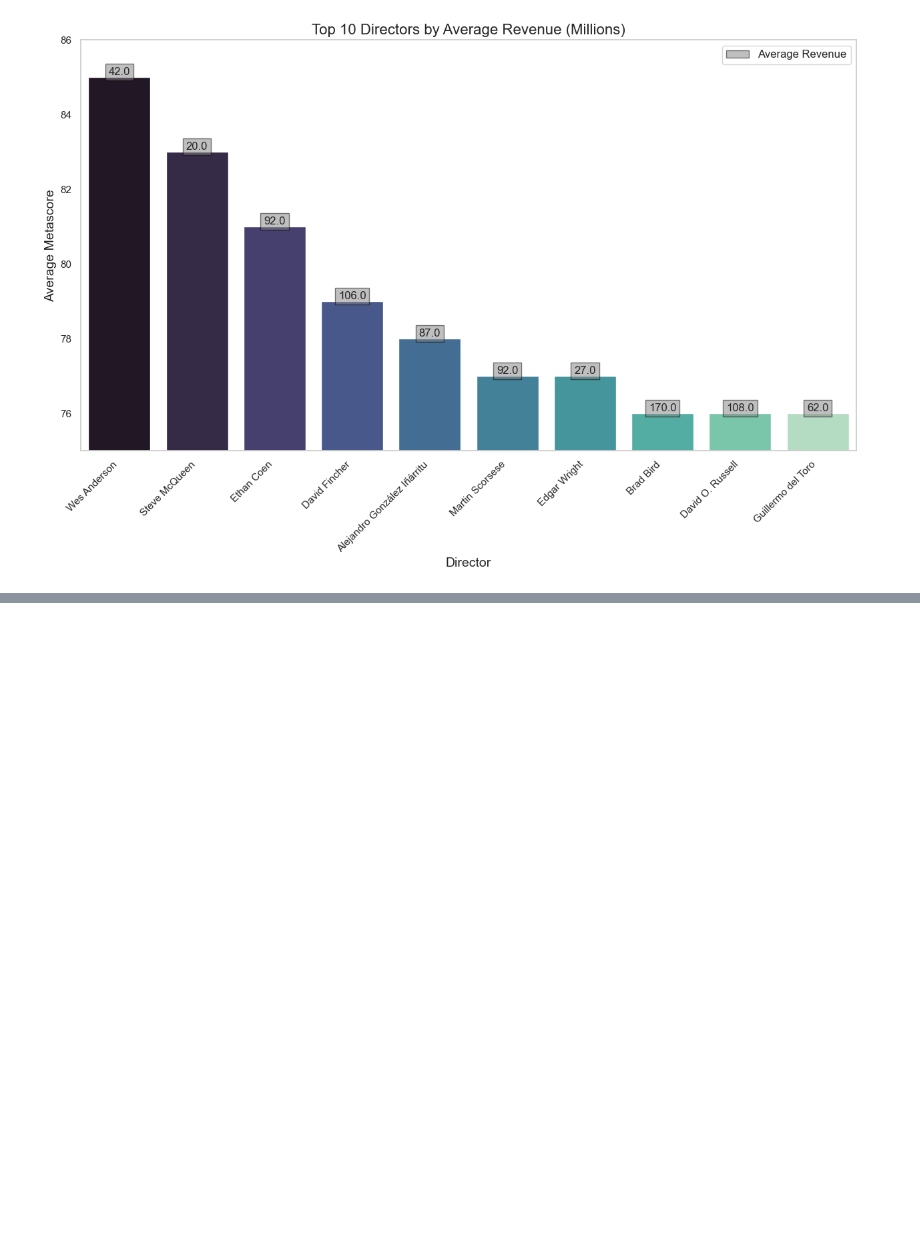
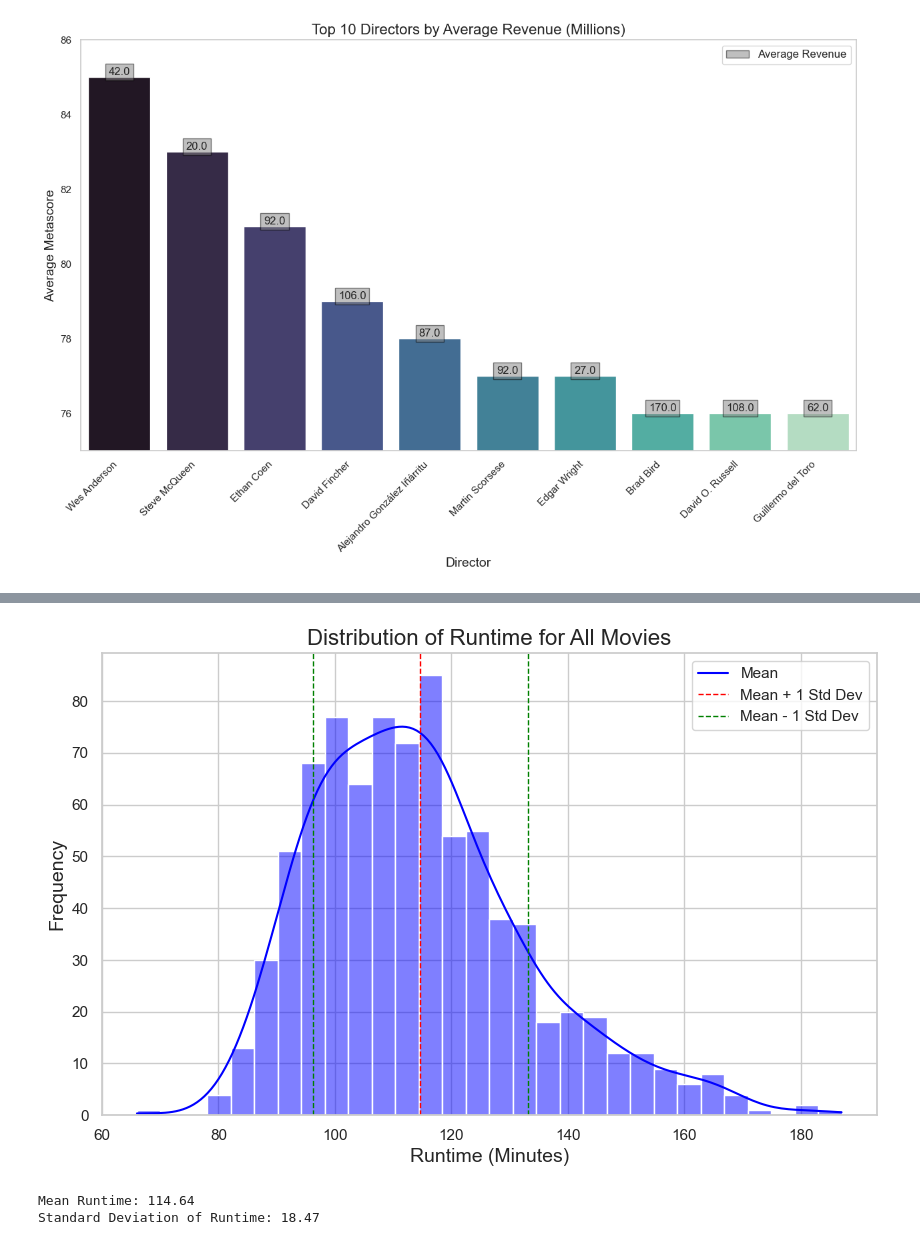
Before and after one commit to AN-Datasurfer/project_IMDb_Movies_data_analysis, a Jupyter notebook: main_analysis.ipynb, the cells around one changed output, grey strips where cells are left out. Drawn from its saved outputs; the diff is of its cells as text; code cells hidden in the pictures; blank space fills up the shorter version.

```diff
--- a/main_analysis.ipynb
+++ b/main_analysis.ipynb
@@ -359,0 +352,38 @@ Outliers in Revenue:
+# %%
+# Ensure seaborn styles are applied
+sns.set(style="whitegrid")
+
+# Plotting the histogram for Runtime (Minutes)
+plt.figure(figsize=(10, 6))
+hist_plot = sns.histplot(movie_cleared["Runtime (Minutes)"], bins=30, kde=True, color='blue')
+
+# Adding title and labels
+hist_plot.set_title("Distribution of Runtime for All Movies", fontsize=16)
+hist_plot.set_xlabel("Runtime (Minutes)", fontsize=14)
+hist_plot.set_ylabel("Frequency", fontsize=14)
+
+# Adding mean and standard deviation lines
+mean_runtime = movie_cleared["Runtime (Minutes)"].mean()
+std_runtime = movie_cleared["Runtime (Minutes)"].std()
+
+plt.axvline(mean_runtime, color='red', linestyle='dashed', linewidth=1)
+plt.axvline(mean_runtime + std_runtime, color='green', linestyle='dashed', linewidth=1)
+plt.axvline(mean_runtime - std_runtime, color='green', linestyle='dashed', linewidth=1)
+
+# Adding legend
+plt.legend({'Mean': mean_runtime, 'Mean + 1 Std Dev': mean_runtime + std_runtime, 'Mean - 1 Std Dev': mean_runtime - std_runtime})
+
+# Display the plot
+plt.show()
+
+#Rounding the mean and standard deviation to two decimal places
+mean_runtime = round(mean_runtime, 2)
+std_runtime = round(std_runtime, 2)
+
+# Print mean and standard deviation
+print(f"Mean Runtime: {mean_runtime}")
+print(f"Standard Deviation of Runtime: {std_runtime}")
+# %% [output]
+[figure, added]
+Mean Runtime: 114.64
+Standard Deviation of Runtime: 18.47
```
Also changed, not shown: parts of 4 cells of this notebook, 1 other file.
